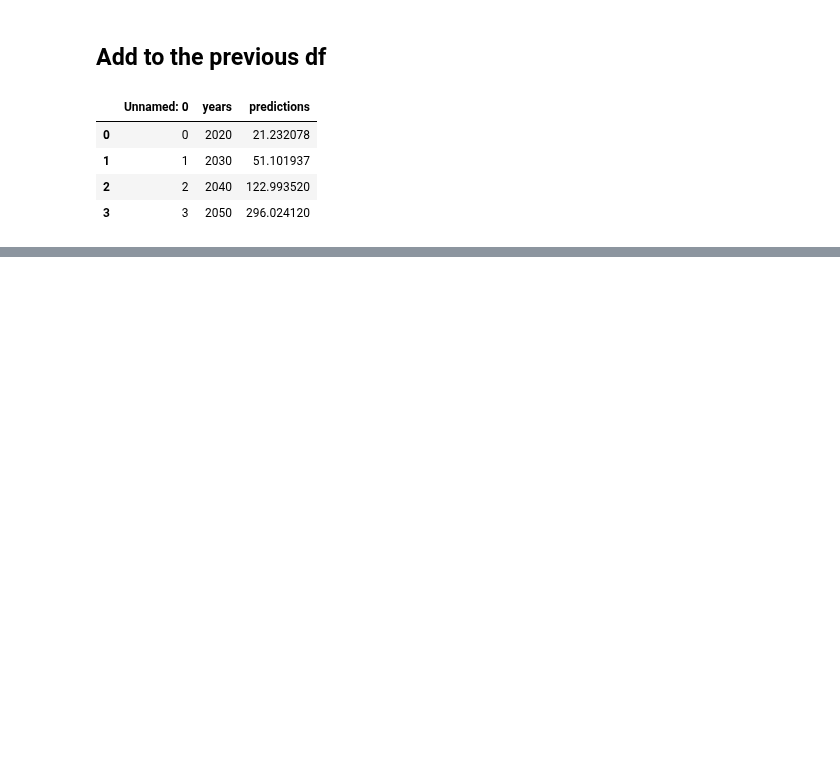
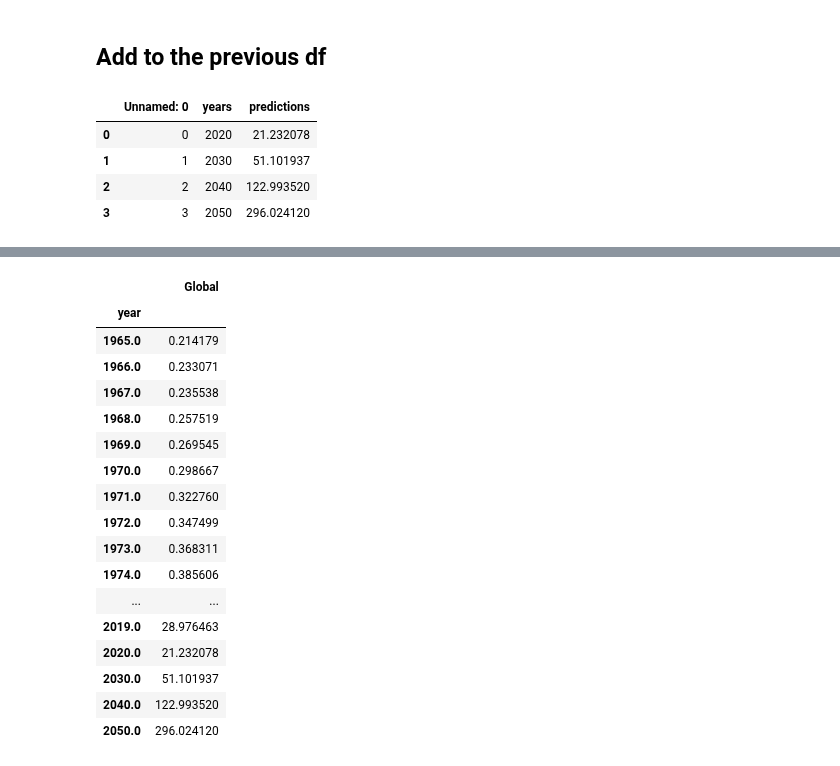
Before and after one commit to yuyhong23/One-Hot_Future, a Jupyter notebook: renewable_countries_ml.ipynb, the cells around one changed output, grey strips where cells are left out. Cells and saved outputs as stored; diff of their text form; code cells hidden in the pictures; blank space fills up the shorter version.

```diff
--- a/renewable_countries_ml.ipynb
+++ b/renewable_countries_ml.ipynb
@@ -531,3 +609,7 @@ global_renew
 | 1 | 1 | 2030 | 51.101937 |
 | 2 | 2 | 2040 | 122.993520 |
 | 3 | 3 | 2050 | 296.024120 |
+# %%
+global_renew_df = global_renew[['years', 'predictions']]
+global_renew_df = global_renew_df.rename(columns={"years":"year", "predictions": "Global"})
+global_renew_df
@@ -534,2 +622,27 @@ global_renew
+# %%
+# Add the predictions to each column
+global_only = renew_final[['year','Global']]
+global_only_all = global_only.append(global_renew_df)
+global_only_all.set_index('year', inplace=True)
+global_only_all
+# %% [output]
+|  | Global |
+| year |  |
+| 1965.0 | 0.214179 |
+| 1966.0 | 0.233071 |
+| 1967.0 | 0.235538 |
+| 1968.0 | 0.257519 |
+| 1969.0 | 0.269545 |
+| 1970.0 | 0.298667 |
+| 1971.0 | 0.322760 |
+| 1972.0 | 0.347499 |
+| 1973.0 | 0.368311 |
+| 1974.0 | 0.385606 |
+| ... | ... |
+| 2019.0 | 28.976463 |
+| 2020.0 | 21.232078 |
+| 2030.0 | 51.101937 |
+| 2040.0 | 122.993520 |
+| 2050.0 | 296.024120 |
 # %%
 china_only = renew_final[["year", "China"]]
```
Also changed, not shown: parts of 14 cells of this notebook.
